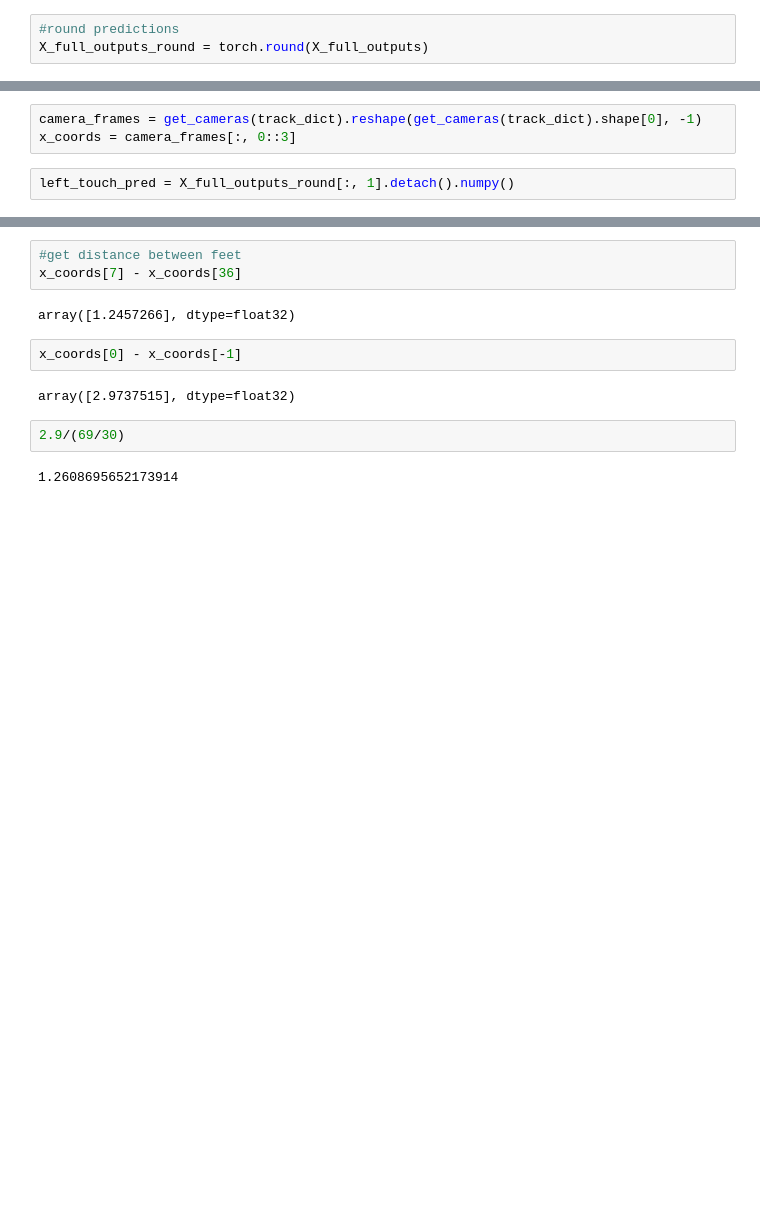
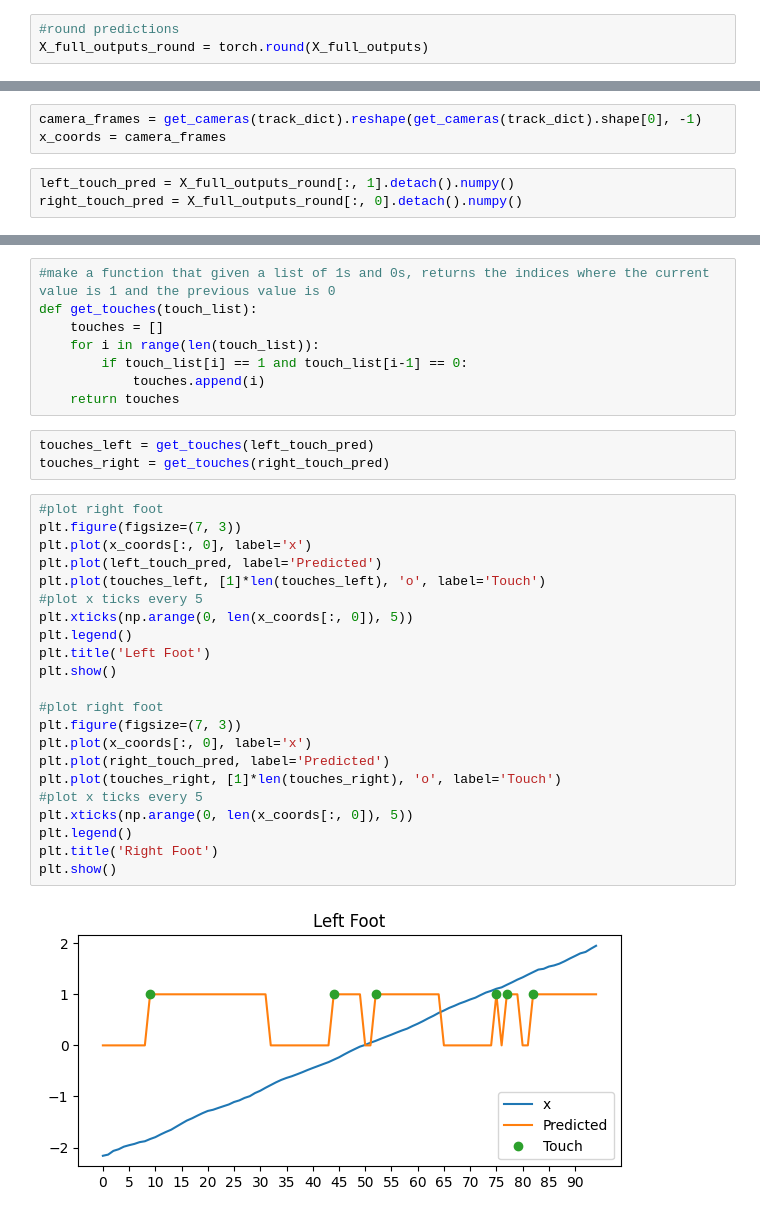
Before and after one commit to LucasEmcken/DLGaitAssessment, a Jupyter notebook: nn.ipynb, the cells around one changed output, grey strips where cells are left out. Cells and saved outputs as stored; diff of their text form; blank space fills up the shorter version.

```diff
--- a/nn.ipynb
+++ b/nn.ipynb
@@ -222,6 +218,7 @@ def get_cameras(dict):
     return np.array(joints_2d)
 # %%
 camera_frames = get_cameras(track_dict).reshape(get_cameras(track_dict).shape[0], -1)
-x_coords = camera_frames[:, 0::3]
+x_coords = camera_frames
 # %%
 left_touch_pred = X_full_outputs_round[:, 1].detach().numpy()
+right_touch_pred = X_full_outputs_round[:, 0].detach().numpy()
@@ -244,13 +225,35 @@ print(left_touch_pred[36])
-# %%
-#get distance between feet
-x_coords[7] - x_coords[36]
-# %% [output]
-array([1.2457266], dtype=float32)
-# %%
-x_coords[0] - x_coords[-1]
-# %% [output]
-array([2.9737515], dtype=float32)
-# %%
-2.9/(69/30)
-# %% [output]
-1.2608695652173914
+# %%
+#make a function that given a list of 1s and 0s, returns the indices where the current value is 1 and the previous value is 0
+def get_touches(touch_list):
+    touches = []
+    for i in range(len(touch_list)):
+        if touch_list[i] == 1 and touch_list[i-1] == 0:
+            touches.append(i)
+    return touches
+# %%
+touches_left = get_touches(left_touch_pred)
+touches_right = get_touches(right_touch_pred)
+# %%
+#plot right foot
+plt.figure(figsize=(7, 3))
+plt.plot(x_coords[:, 0], label='x')
+plt.plot(left_touch_pred, label='Predicted')
+plt.plot(touches_left, [1]*len(touches_left), 'o', label='Touch')
+#plot x ticks every 5
+plt.xticks(np.arange(0, len(x_coords[:, 0]), 5))
+plt.legend()
+plt.title('Left Foot')
+plt.show()
+
+#plot right foot
+plt.figure(figsize=(7, 3))
+plt.plot(x_coords[:, 0], label='x')
+plt.plot(right_touch_pred, label='Predicted')
+plt.plot(touches_right, [1]*len(touches_right), 'o', label='Touch')
+#plot x ticks every 5
+plt.xticks(np.arange(0, len(x_coords[:, 0]), 5))
+plt.legend()
+plt.title('Right Foot')
+plt.show()
+# %% [output]
+[figure, added]
```
Also changed, not shown: parts of 18 cells of this notebook, 26 other files.
